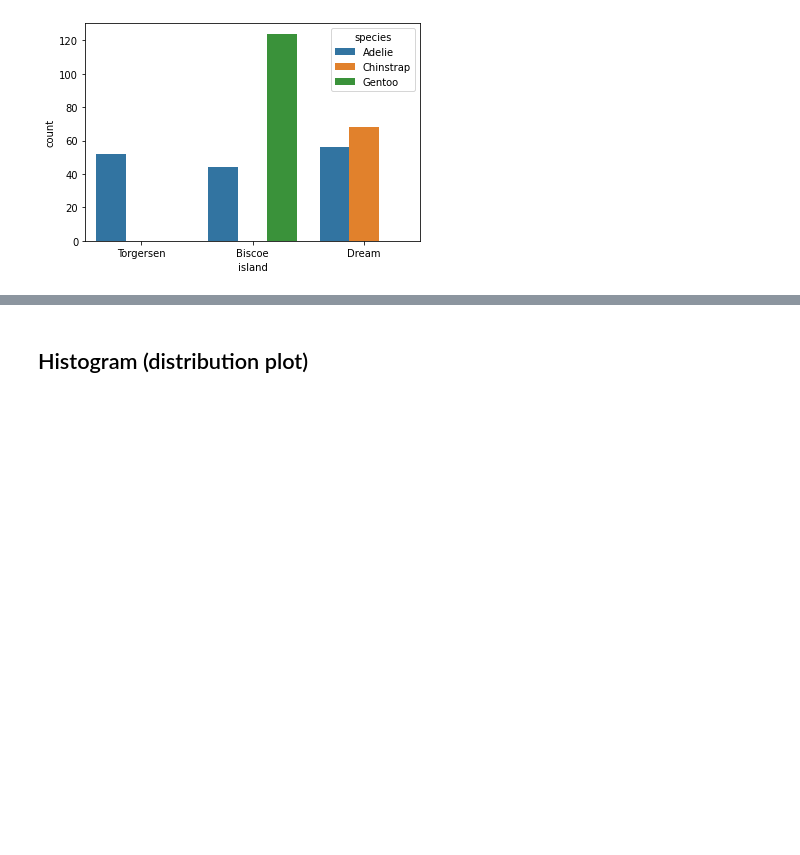
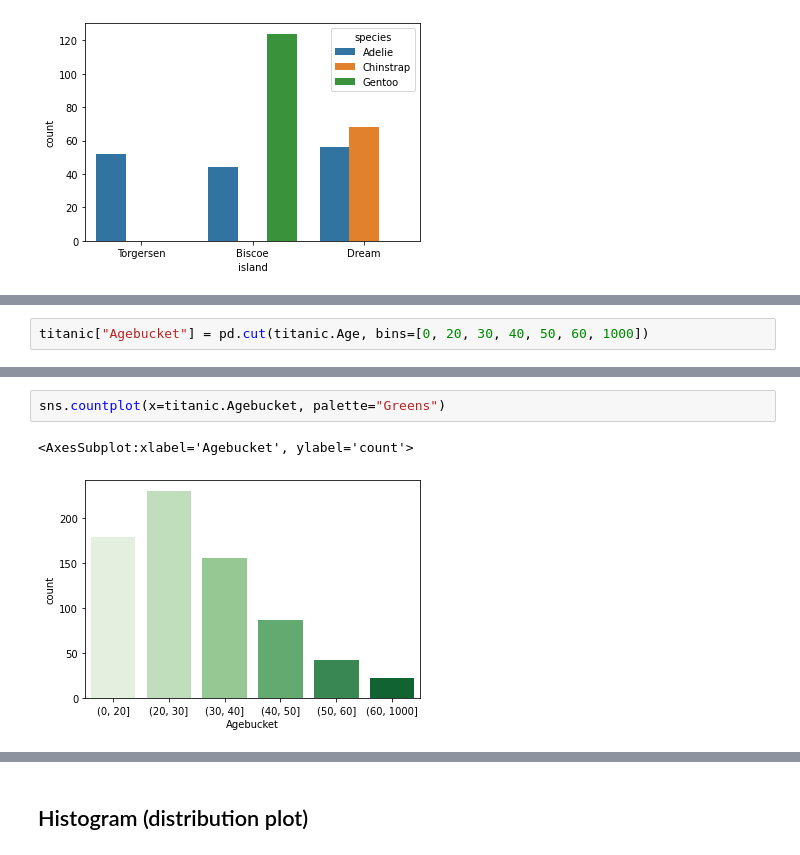
Before and after one commit to Ironhack-Data-Madrid-Enero-2021/Classroom-Materials, a Jupyter notebook: week_02/04-visualization.ipynb, the cells around one changed output, grey strips where cells are left out. Drawn from its saved outputs; the diff is of its cells as text; blank space fills up the shorter version.

```diff
--- a/week_02/03-visualization.ipynb
+++ b/week_02/04-visualization.ipynb
@@ -126,0 +195,2 @@ sns.countplot(x=penguins.island, hue=penguins.species)
+# %%
+titanic["Agebucket"] = pd.cut(titanic.Age, bins=[0, 20, 30, 40, 50, 60, 1000])
@@ -126,0 +217,5 @@ sns.countplot(x=penguins.island, hue=penguins.species)
+# %%
+sns.countplot(x=titanic.Agebucket, palette="Greens")
+# %% [output]
+<AxesSubplot:xlabel='Agebucket', ylabel='count'>
+[figure, added]
```
Also changed, not shown: parts of 36 cells of this notebook, 2 other files.
